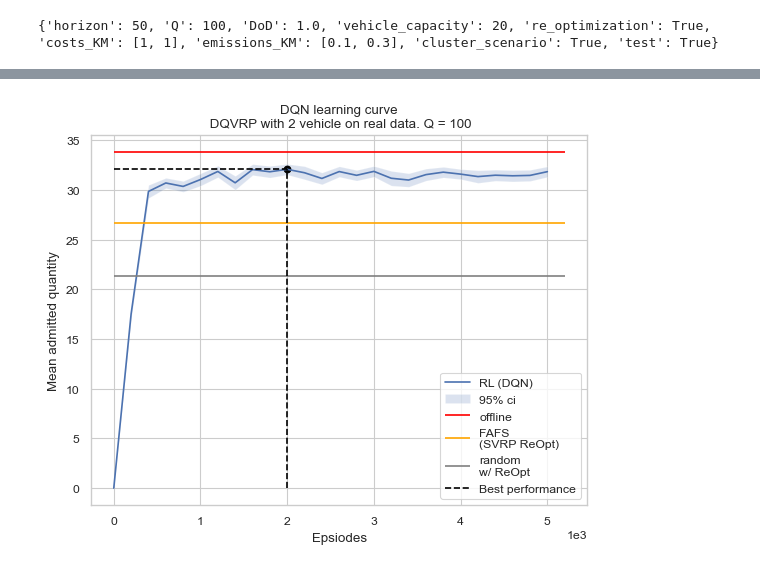
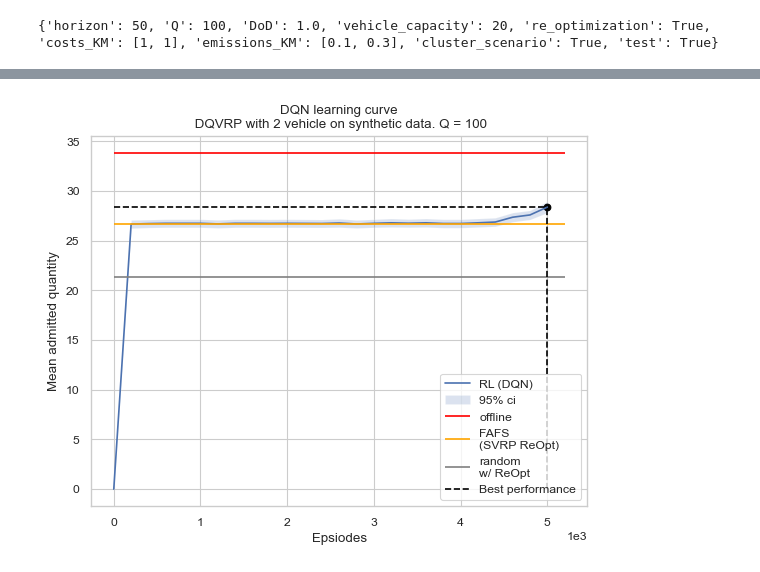
Before and after one commit to Farid-Najar/DynamicQVRP, a Jupyter notebook: test_RLagent.ipynb, the cells around one changed output, grey strips where cells are left out. Cells and saved outputs as stored; diff of their text form; code cells hidden in the pictures.

```diff
--- a/test_RLagent.ipynb
+++ b/test_RLagent.ipynb
@@ -55,19 +55,19 @@ from methods.agent import RLAgent
 from envs import DynamicQVRPEnv
 # %%
-env_configs['vehicle_assignment'] = True
+# env_configs['vehicle_assignment'] = True
 # env_configs['static_as_dynamic'] = True
 # env_configs['noise_horizon'] = .2
-env_configs['re_optimization'] = False
+# env_configs['re_optimization'] = True
 # env_configs['unknown_p'] = True
 env_configs['test'] = False
 env_configs['n_scenarios'] = 500
 env_configs['k_med'] = 7
 
 env = DynamicQVRPEnv(**env_configs)
-agent = RLAgent(
+agent = DQNAgent(
     env,
     env_configs=env_configs,
-    algo=f'DQN_clusters_VRP{len(env_configs['emissions_KM'])}Q{env_configs['Q']}_VA',
+    algo=f'DQN_clusters_VRP{len(env_configs['emissions_KM'])}Q{env_configs['Q']}_OA',
     load_model=False,
 )
 # %%
@@ -79,36 +97,36 @@ import matplotlib.pyplot as plt
 sns.color_palette("deep")
 sns.set_theme('paper', 'whitegrid')
 
-test_rs = np.load('results/rewards_DQN_clusters_VRP2Q100_VA.npy')
+# test_rs = np.load('results/rewards_DQN_clusters_VRP2Q100_OA.npy')
 eval_every = 200
 y_test = np.mean(test_rs, 1)
 arg_max = np.argmax(y_test)
 std_test = np.std(test_rs, 1)/np.sqrt(len(test_rs[0]))
 plt.plot(eval_every*np.arange(len(y_test)), y_test, label="RL (DQN)")
 plt.fill_between(
     eval_every*np.arange(len(y_test)),
     y_test - 2*std_test,
     y_test + 2*std_test,
     alpha=0.2,
     label = "95% ci")
 
 # plt.hlines(res_SL["rs"].mean(), 0, eval_every*len(y), 'black', label="SL", linestyles='--')
 plt.hlines(res_offline["rs"].mean(), 0, eval_every*len(y_test), 'red', label="offline", linestyles='solid')
 plt.hlines(res_greedy["rs"].mean(), 0, eval_every*len(y_test), 'orange', label="FAFS\n(SVRP ReOpt)", linestyles='solid')
 plt.hlines(res_random["rs"].mean(), 0, eval_every*len(y_test), 'gray', label="random\nw/ ReOpt", linestyles='solid')
 
 plt.hlines(y_test[arg_max], 0, eval_every*arg_max, 'black', label="Best performance", linestyles='dashed')
 plt.vlines(eval_every*arg_max, np.amin(y_test), y_test[arg_max], 'black', linestyles='dashed')
 plt.scatter(eval_every*arg_max, y_test[arg_max], c  = 'black')#, label="Best performance", linestyles='dashed')
 # plt.hlines(res_greedy_wo["rs"].mean(), 0, eval_every*len(y_test), 'orange', label="greedy", linestyles='--')
 # plt.hlines(y_test[0], 0, eval_every*len(y_test), 'gray', label="random⁄⁄⁄", linestyles='--')
 
 
 plt.gca().ticklabel_format(axis='x', style='sci', scilimits=(0, 0))
 plt.xlabel('Epsiodes')
 plt.ylabel('Mean admitted quantity')
 plt.title(f'DQN learning curve\n DQVRP with {len(env_configs['emissions_KM'])} vehicle on synthetic data. Q = {env_configs["Q"]}')
 plt.legend()
 plt.show()
 # %% [output]
-[figure, old version]
+[figure, new version]
```
Also changed, not shown: parts of 2 cells of this notebook, 8 other files.
